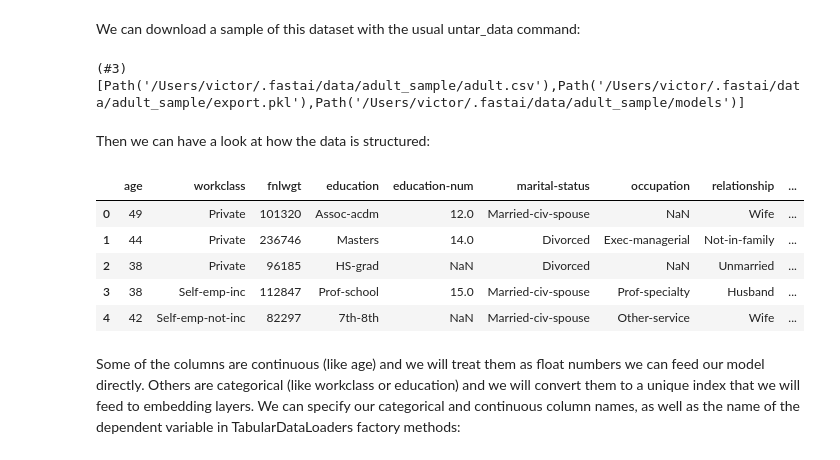
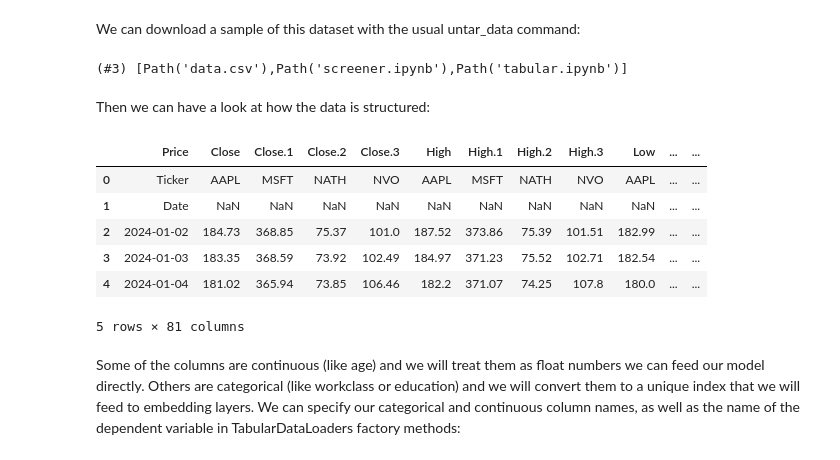
Before and after one commit to P1N60/Uni, a Jupyter notebook: VS-Code/Side-Projects/Tabular-deep-learning/tabular.ipynb, the cells around one changed output. Cells and saved outputs as stored; diff of their text form; code cells hidden in the pictures.

Commit message:
update data.csv, screener.ipynb and tabular.ipynb

```diff
--- a/VS-Code/Side-Projects/Tabular-deep-learning/tabular.ipynb
+++ b/VS-Code/Side-Projects/Tabular-deep-learning/tabular.ipynb
@@ -9,21 +10,22 @@ from fastai.tabular.all import *
 # %% [markdown]
 We can download a sample of this dataset with the usual untar_data command:
-# %%
-path = untar_data(URLs.ADULT_SAMPLE)
-path.ls()
-# %% [output]
-(#3) [Path('/Users/victor/.fastai/data/adult_sample/adult.csv'),Path('/Users/victor/.fastai/data/adult_sample/export.pkl'),Path('/Users/victor/.fastai/data/adult_sample/models')]
+# %%
+dataPath = Path()
+dataPath.ls()
+# %% [output]
+(#3) [Path('data.csv'),Path('screener.ipynb'),Path('tabular.ipynb')]
 # %% [markdown]
 Then we can have a look at how the data is structured:
 # %%
-df = pd.read_csv(path/'adult.csv')
+df = pd.read_csv(dataPath/'data.csv')
 df.head()
 # %% [output]
-|  | age | workclass | fnlwgt | education | education-num | marital-status | occupation | relationship | ... |
-| 0 | 49 | Private | 101320 | Assoc-acdm | 12.0 | Married-civ-spouse | NaN | Wife | ... |
-| 1 | 44 | Private | 236746 | Masters | 14.0 | Divorced | Exec-managerial | Not-in-family | ... |
-| 2 | 38 | Private | 96185 | HS-grad | NaN | Divorced | NaN | Unmarried | ... |
-| 3 | 38 | Self-emp-inc | 112847 | Prof-school | 15.0 | Married-civ-spouse | Prof-specialty | Husband | ... |
-| 4 | 42 | Self-emp-not-inc | 82297 | 7th-8th | NaN | Married-civ-spouse | Other-service | Wife | ... |
+|  | Price | Close | Close.1 | Close.2 | Close.3 | High | High.1 | High.2 | High.3 | Low | ... | ... |
+| 0 | Ticker | AAPL | MSFT | NATH | NVO | AAPL | MSFT | NATH | NVO | AAPL | ... | ... |
+| 1 | Date | NaN | NaN | NaN | NaN | NaN | NaN | NaN | NaN | NaN | ... | ... |
+| 2 | 2024-01-02 | 184.73 | 368.85 | 75.37 | 101.0 | 187.52 | 373.86 | 75.39 | 101.51 | 182.99 | ... | ... |
+| 3 | 2024-01-03 | 183.35 | 368.59 | 73.92 | 102.49 | 184.97 | 371.23 | 75.52 | 102.71 | 182.54 | ... | ... |
+| 4 | 2024-01-04 | 181.02 | 365.94 | 73.85 | 106.46 | 182.2 | 371.07 | 74.25 | 107.8 | 180.0 | ... | ... |
+5 rows × 81 columns
 # %% [markdown]
 Some of the columns are continuous (like age) and we will treat them as float numbers we can feed our model directly. Others are categorical (like workclass or education) and we will convert them to a unique index that we will feed to embedding layers. We can specify our categorical and continuous column names, as well as the name of the dependent variable in TabularDataLoaders factory methods:
```
Also changed, not shown: parts of 4 cells of this notebook, 2 other files.
